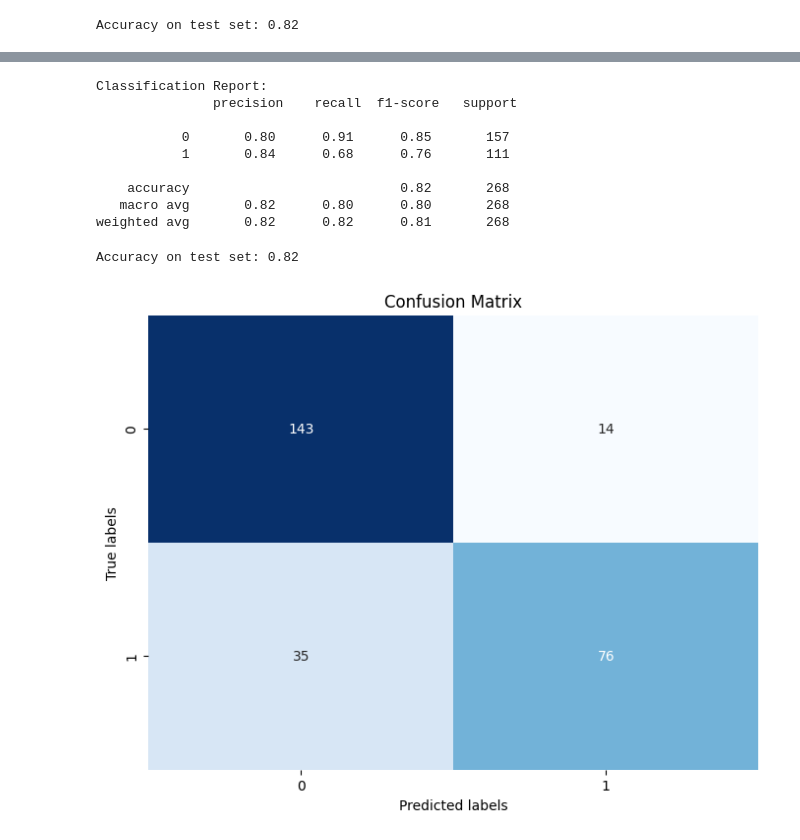
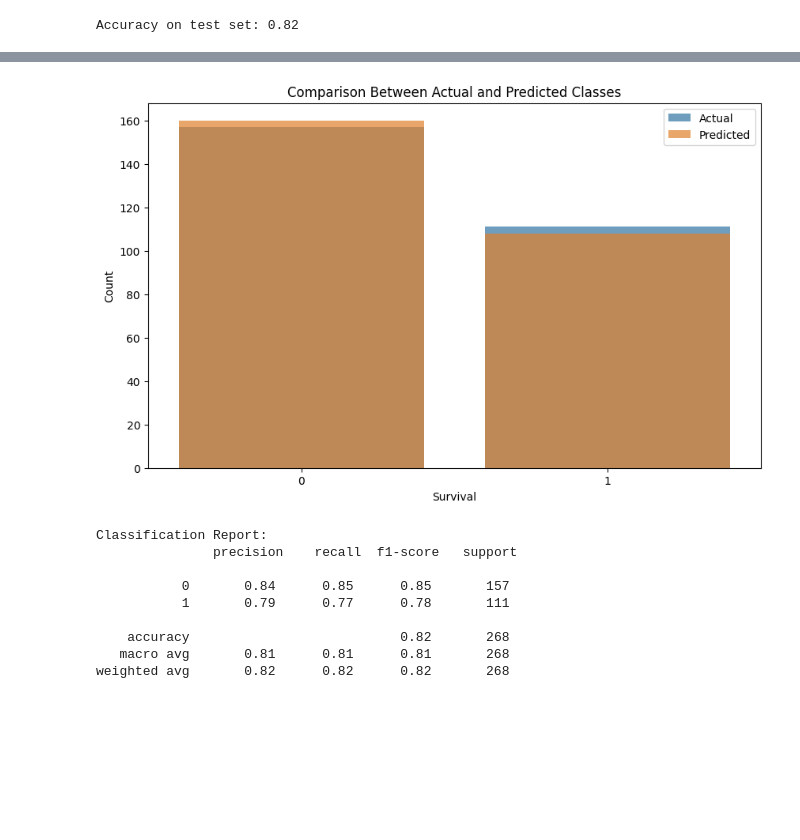
Before and after one commit to yomnaezzat/classification, a Jupyter notebook: notebook63877bca5b.ipynb, the cells around one changed output, grey strips where cells are left out. Drawn from its saved outputs; the diff is of its cells as text; code cells hidden in the pictures; blank space fills up the shorter version.

Commit message:
Test with unseen sample added

```diff
--- a/notebook63877bca5b.ipynb
+++ b/notebook63877bca5b.ipynb
@@ -45,6 +45,8 @@ preprocessor = ColumnTransformer(
     ]
 )
 
+
+
 # Define the model
 knn_model = KNeighborsClassifier(n_neighbors=5)
 
@@ -58,12 +60,21 @@ pipeline = Pipeline(steps=[
 xtrain, xtest, ytrain, ytest = train_test_split(attributes, target, test_size=0.3, random_state=42)
 
 
-# Apply SMOTE to handle the imbalanced data
-# smote = SMOTE(random_state=42)
-# xtrain_resampled, ytrain_resampled = smote.fit_resample(xtrain, ytrain)
 
-# Fit the pipeline
-pipeline.fit(xtrain, ytrain)
+
+# Separate majority and minority classes
+majority_class = xtrain[ytrain == 0]
+minority_class = xtrain[ytrain == 1]
+
+# Randomly sample the majority class to match the number of the minority class
+majority_sample = majority_class.sample(n=len(minority_class), random_state=42)
+
+# Combine the two to form a new balanced dataset
+balanced_xtrain = pd.concat([majority_sample, minority_class])
+balanced_ytrain = pd.concat([pd.Series([0] * len(majority_sample)), pd.Series([1] * len(minority_class))])
+
+# Fit pipeline with the new under-sampled data
+pipeline.fit(balanced_xtrain, balanced_ytrain)
 # %% [output]
 Pipeline(steps=[('preprocessor',
                  ColumnTransformer(transformers=[('num',
@@ -88,3 +142,17 @@ Accuracy on test set: 0.82
+# %%
+# Create a DataFrame for visualization
+results_df = pd.DataFrame({'Actual': ytest, 'Predicted': y_pred})
+
+plt.figure(figsize=(10, 6))
+sns.countplot(x='Actual', data=results_df, alpha=0.7, label="Actual")
+sns.countplot(x='Predicted', data=results_df, alpha=0.7, label="Predicted")
+plt.xlabel('Survival')
+plt.ylabel('Count')
+plt.title('Comparison Between Actual and Predicted Classes')
+plt.legend()
+plt.show()
+# %% [output]
+[figure, added]
 # %%
 from sklearn.metrics import classification_report
 
@@ -95,37 +163,9 @@ print("Classification Report:\n", report)
 Classification Report:
                precision    recall  f1-score   support
 
-           0       0.80      0.91      0.85       157
-           1       0.84      0.68      0.76       111
+           0       0.84      0.85      0.85       157
+           1       0.79      0.77      0.78       111
 
     accuracy                           0.82       268
-   macro avg       0.82      0.80      0.80       268
-weighted avg       0.82      0.82      0.81       268
+   macro avg       0.81      0.81      0.81       268
+weighted avg       0.82      0.82      0.82       268
-# %%
-from sklearn.metrics import confusion_matrix
-import seaborn as sns
-import matplotlib.pyplot as plt
-import seaborn as sns
-from sklearn.metrics import confusion_matrix
-
-# Assuming 'pipeline' is your trained model
-# Evaluate the model
-accuracy = pipeline.score(xtest, ytest)
-print(f"Accuracy on test set: {accuracy:.2f}")
-
-# Calculate the predictions
-predictions = pipeline.predict(xtest)
-
-# Calculate confusion matrix
-conf_matrix = confusion_matrix(ytest, predictions)
-
-# Visualize confusion matrix as a heatmap
-plt.figure(figsize=(8, 6))
-sns.heatmap(conf_matrix, annot=True, fmt='d', cmap='Blues', cbar=False)
-plt.xlabel('Predicted labels')
-plt.ylabel('True labels')
-plt.title('Confusion Matrix')
-plt.show()
-# %% [output]
-Accuracy on test set: 0.82
-[figure, removed]
```
Also changed, not shown: parts of 6 cells of this notebook.
